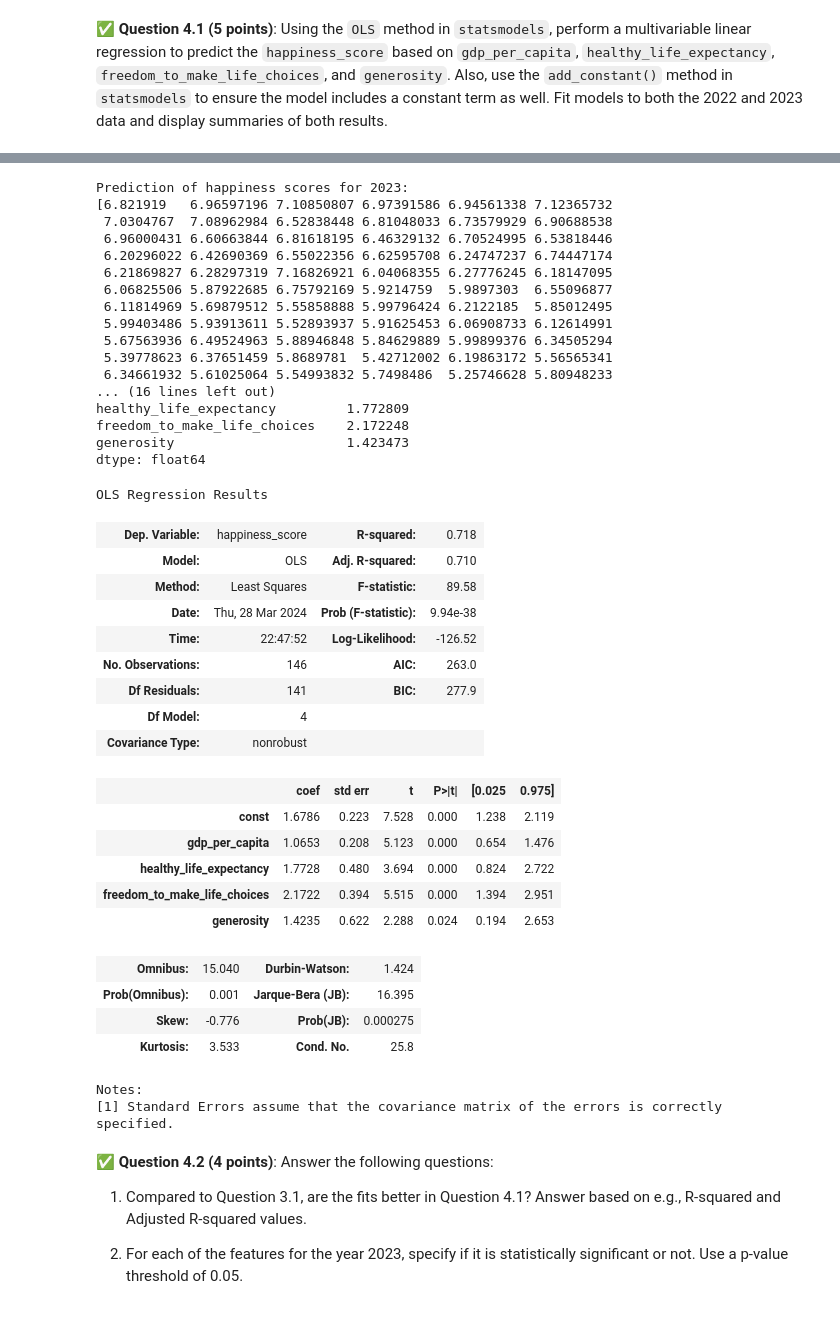
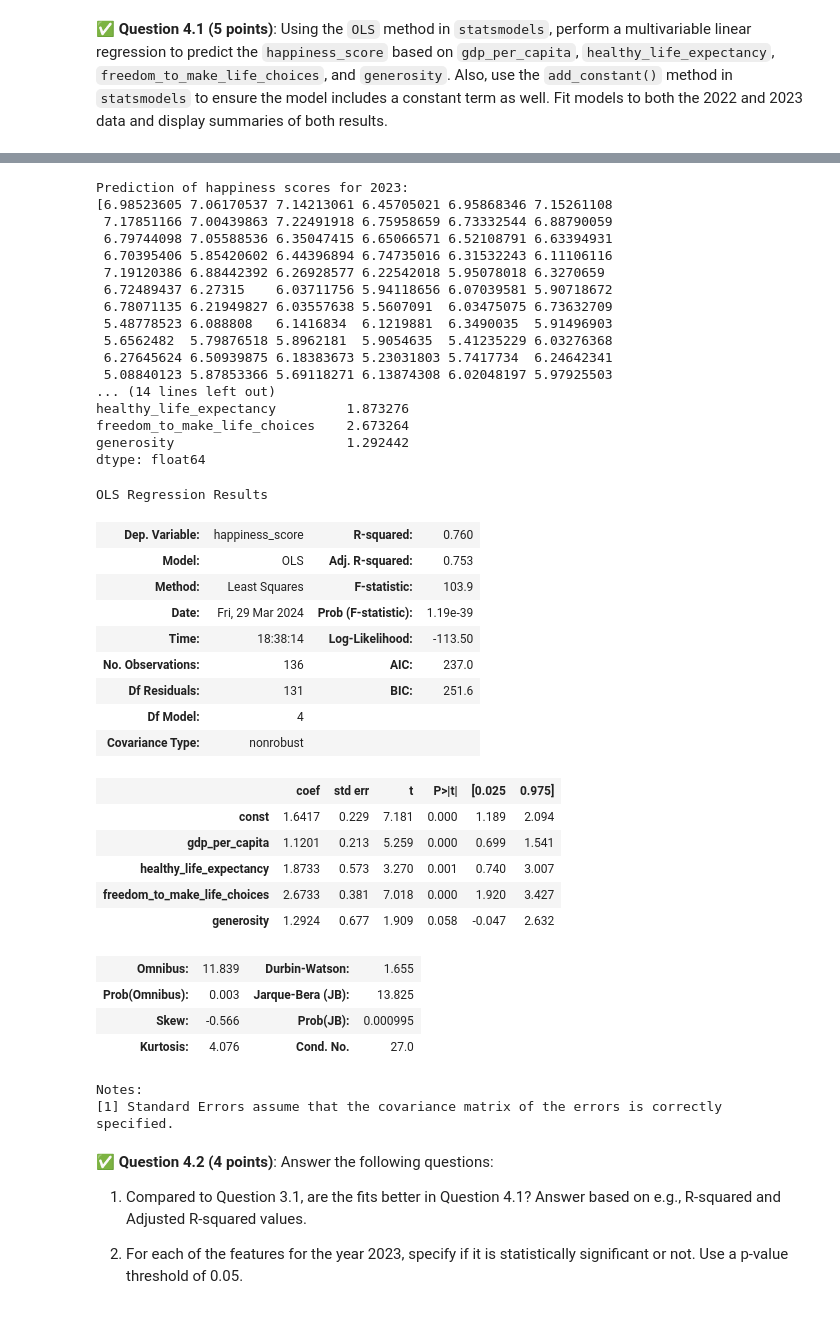
Before and after one commit to aaronng03/CMSE202-s24-turnin, a Jupyter notebook: hw-03/HW-03.ipynb, the cells around one changed output, grey strips where cells are left out. Saved outputs shown, nothing was run; the diff lists cells and outputs as text; code cells hidden in the pictures.

```diff
--- a/hw-03/HW-03.ipynb
+++ b/hw-03/HW-03.ipynb
@@ -468,64 +506,64 @@ Notes:
 # %%
 # Define the X and Y variables for the model
 import statsmodels.api as sm
 
 X_23 = new_23[['gdp_per_capita', 'healthy_life_expectancy','freedom_to_make_life_choices', 'generosity']]
 Y_23 = new_23['happiness_score']
 
 # Add a constant for the independent variable
 X_const = sm.add_constant(X_23)
 
 # Fit and summarize OLS model
 model_23 = sm.OLS(Y_23, X_const)
-results23 = model_22.fit()
+results23 = model_23.fit()
 
 
 # Predict the happiness score for 2023
 print('Prediction of happiness scores for 2023:')
 print(results23.predict())
 
 
 
 print(results23.params)
 results23.summary()
 # %% [output]
 Prediction of happiness scores for 2023:
-[6.821919   6.96597196 7.10850807 6.97391586 6.94561338 7.12365732
- 7.0304767  7.08962984 6.52838448 6.81048033 6.73579929 6.90688538
- 6.96000431 6.60663844 6.81618195 6.46329132 6.70524995 6.53818446
- 6.20296022 6.42690369 6.55022356 6.62595708 6.24747237 6.74447174
- 6.21869827 6.28297319 7.16826921 6.04068355 6.27776245 6.18147095
- 6.06825506 5.87922685 6.75792169 5.9214759  5.9897303  6.55096877
- 6.11814969 5.69879512 5.55858888 5.99796424 6.2122185  5.85012495
- 5.99403486 5.93913611 5.52893937 5.91625453 6.06908733 6.12614991
- 5.67563936 6.49524963 5.88946848 5.84629889 5.99899376 6.34505294
- 5.39778623 6.37651459 5.8689781  5.42712002 6.19863172 5.56565341
- 6.34661932 5.61025064 5.54993832 5.7498486  5.25746628 5.80948233
-... (16 lines left out)
-healthy_life_expectancy         1.772809
-freedom_to_make_life_choices    2.172248
-generosity                      1.423473
+[6.98523605 7.06170537 7.14213061 6.45705021 6.95868346 7.15261108
+ 7.17851166 7.00439863 7.22491918 6.75958659 6.73332544 6.88790059
+ 6.79744098 7.05588536 6.35047415 6.65066571 6.52108791 6.63394931
+ 6.70395406 5.85420602 6.44396894 6.74735016 6.31532243 6.11106116
+ 7.19120386 6.88442392 6.26928577 6.22542018 5.95078018 6.3270659
+ 6.72489437 6.27315    6.03711756 5.94118656 6.07039581 5.90718672
+ 6.78071135 6.21949827 6.03557638 5.5607091  6.03475075 6.73632709
+ 5.48778523 6.088808   6.1416834  6.1219881  6.3490035  5.91496903
+ 5.6562482  5.79876518 5.8962181  5.9054635  5.41235229 6.03276368
+ 6.27645624 6.50939875 6.18383673 5.23031803 5.7417734  6.24642341
+ 5.08840123 5.87853366 5.69118271 6.13874308 6.02048197 5.97925503
+... (14 lines left out)
+healthy_life_expectancy         1.873276
+freedom_to_make_life_choices    2.673264
+generosity                      1.292442
 dtype: float64
 OLS Regression Results
-| Dep. Variable: | happiness_score | R-squared: | 0.718 |
-| Model: | OLS | Adj. R-squared: | 0.710 |
-| Method: | Least Squares | F-statistic: | 89.58 |
-| Date: | Thu, 28 Mar 2024 | Prob (F-statistic): | 9.94e-38 |
-| Time: | 22:47:52 | Log-Likelihood: | -126.52 |
-| No. Observations: | 146 | AIC: | 263.0 |
-| Df Residuals: | 141 | BIC: | 277.9 |
+| Dep. Variable: | happiness_score | R-squared: | 0.760 |
+| Model: | OLS | Adj. R-squared: | 0.753 |
+| Method: | Least Squares | F-statistic: | 103.9 |
+| Date: | Fri, 29 Mar 2024 | Prob (F-statistic): | 1.19e-39 |
+| Time: | 18:38:14 | Log-Likelihood: | -113.50 |
+| No. Observations: | 136 | AIC: | 237.0 |
+| Df Residuals: | 131 | BIC: | 251.6 |
 | Df Model: | 4 |  |  |
 | Covariance Type: | nonrobust |  |  |
 |  | coef | std err | t | P>|t| | [0.025 | 0.975] |
-| const | 1.6786 | 0.223 | 7.528 | 0.000 | 1.238 | 2.119 |
-| gdp_per_capita | 1.0653 | 0.208 | 5.123 | 0.000 | 0.654 | 1.476 |
-| healthy_life_expectancy | 1.7728 | 0.480 | 3.694 | 0.000 | 0.824 | 2.722 |
-| freedom_to_make_life_choices | 2.1722 | 0.394 | 5.515 | 0.000 | 1.394 | 2.951 |
-| generosity | 1.4235 | 0.622 | 2.288 | 0.024 | 0.194 | 2.653 |
+| const | 1.6417 | 0.229 | 7.181 | 0.000 | 1.189 | 2.094 |
+| gdp_per_capita | 1.1201 | 0.213 | 5.259 | 0.000 | 0.699 | 1.541 |
+| healthy_life_expectancy | 1.8733 | 0.573 | 3.270 | 0.001 | 0.740 | 3.007 |
+| freedom_to_make_life_choices | 2.6733 | 0.381 | 7.018 | 0.000 | 1.920 | 3.427 |
+| generosity | 1.2924 | 0.677 | 1.909 | 0.058 | -0.047 | 2.632 |
-| Omnibus: | 15.040 | Durbin-Watson: | 1.424 |
-| Prob(Omnibus): | 0.001 | Jarque-Bera (JB): | 16.395 |
-| Skew: | -0.776 | Prob(JB): | 0.000275 |
-| Kurtosis: | 3.533 | Cond. No. | 25.8 |
+| Omnibus: | 11.839 | Durbin-Watson: | 1.655 |
+| Prob(Omnibus): | 0.003 | Jarque-Bera (JB): | 13.825 |
+| Skew: | -0.566 | Prob(JB): | 0.000995 |
+| Kurtosis: | 4.076 | Cond. No. | 27.0 |
 Notes:
 [1] Standard Errors assume that the covariance matrix of the errors is correctly specified.
 # %% [markdown]
```
Also changed, not shown: parts of 13 cells of this notebook.
